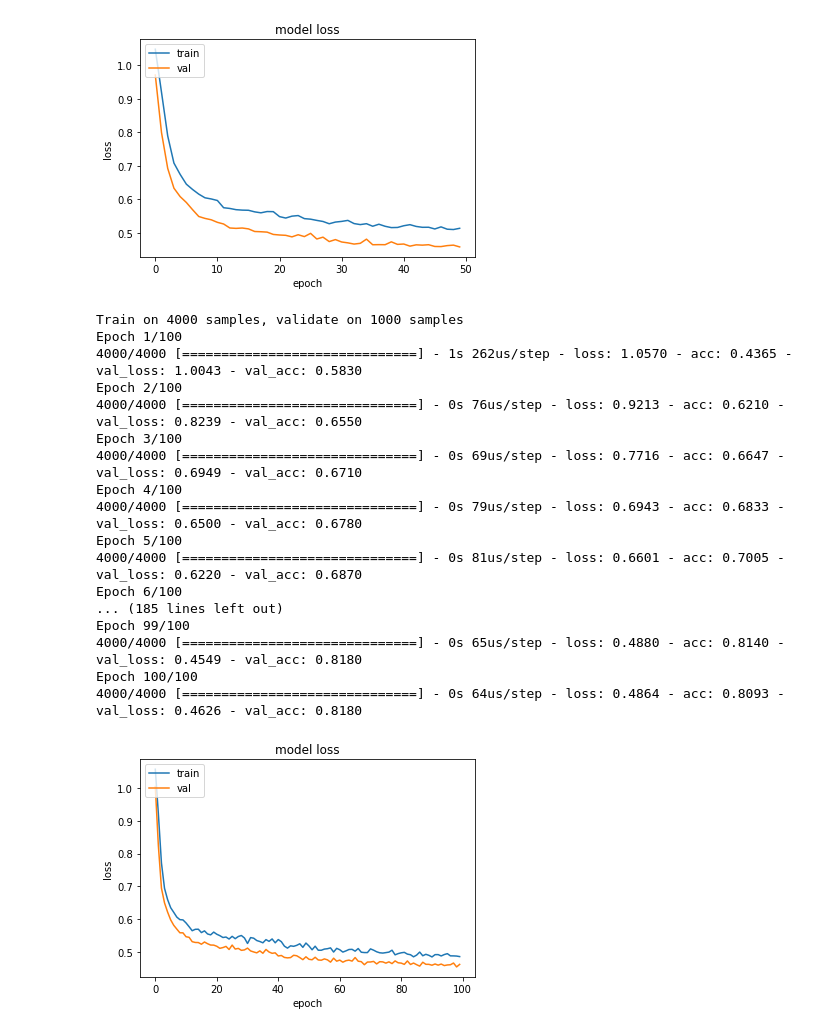
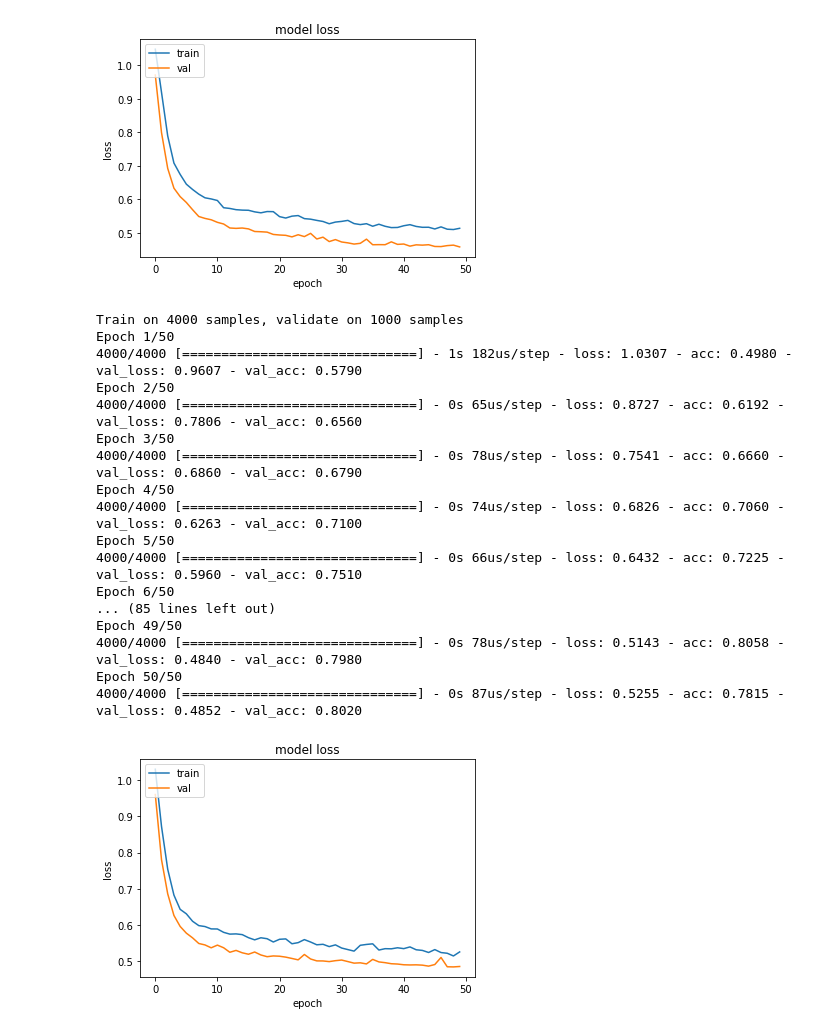
Before and after one commit to ml874/Predicting-How-Points-End-in-Tennis, a Jupyter notebook: Initial ANN.ipynb, the cells around one changed output. Drawn from its saved outputs; the diff is of its cells as text; code cells hidden in the pictures.

```diff
--- a/Initial ANN.ipynb
+++ b/Initial ANN.ipynb
@@ -34,7 +34,7 @@ scaled_data = ['serve', 'rally', 'speed', 'net.clearance', 'distance.from.sideli
 def load_tennis_data(gender, train='train'):
     assert gender == 'mens' or gender == 'womens'
     assert train == 'train' or train == 'test'
-    csv_path = 'tennis_data/' + gender + '_' + train + '_file (1).csv'
+    csv_path = 'tennis_data/' + gender + '_' + train + '_file.csv'
     return pd.read_csv(csv_path)
 
 # Return Shuffled Training Data- Reorder With ID as first column
@@ -160,27 +160,27 @@ Epoch 50/50
 # %%
 # Women's Model
 X_train_w, Y_train_w, X_val_w, Y_val_w, train_id_w = split_train_validation_data(WOMENS, 0.2, 42)
 model_w = create_model()
-model_w = train_and_evaluate_model(model_w, X_train_w, Y_train_w, X_val_w, Y_val_w, epochs=100, batch_size=32)
+model_w = train_and_evaluate_model(model_w, X_train_w, Y_train_w, X_val_w, Y_val_w, epochs=50, batch_size=32)
 # %% [output]
 Train on 4000 samples, validate on 1000 samples
-Epoch 1/100
-4000/4000 [==============================] - 1s 262us/step - loss: 1.0570 - acc: 0.4365 - val_loss: 1.0043 - val_acc: 0.5830
-Epoch 2/100
-4000/4000 [==============================] - 0s 76us/step - loss: 0.9213 - acc: 0.6210 - val_loss: 0.8239 - val_acc: 0.6550
-Epoch 3/100
-4000/4000 [==============================] - 0s 69us/step - loss: 0.7716 - acc: 0.6647 - val_loss: 0.6949 - val_acc: 0.6710
-Epoch 4/100
-4000/4000 [==============================] - 0s 79us/step - loss: 0.6943 - acc: 0.6833 - val_loss: 0.6500 - val_acc: 0.6780
-Epoch 5/100
-4000/4000 [==============================] - 0s 81us/step - loss: 0.6601 - acc: 0.7005 - val_loss: 0.6220 - val_acc: 0.6870
-Epoch 6/100
-... (185 lines left out)
-Epoch 99/100
-4000/4000 [==============================] - 0s 65us/step - loss: 0.4880 - acc: 0.8140 - val_loss: 0.4549 - val_acc: 0.8180
-Epoch 100/100
-4000/4000 [==============================] - 0s 64us/step - loss: 0.4864 - acc: 0.8093 - val_loss: 0.4626 - val_acc: 0.8180
+Epoch 1/50
+4000/4000 [==============================] - 1s 182us/step - loss: 1.0307 - acc: 0.4980 - val_loss: 0.9607 - val_acc: 0.5790
+Epoch 2/50
+4000/4000 [==============================] - 0s 65us/step - loss: 0.8727 - acc: 0.6192 - val_loss: 0.7806 - val_acc: 0.6560
+Epoch 3/50
+4000/4000 [==============================] - 0s 78us/step - loss: 0.7541 - acc: 0.6660 - val_loss: 0.6860 - val_acc: 0.6790
+Epoch 4/50
+4000/4000 [==============================] - 0s 74us/step - loss: 0.6826 - acc: 0.7060 - val_loss: 0.6263 - val_acc: 0.7100
+Epoch 5/50
+4000/4000 [==============================] - 0s 66us/step - loss: 0.6432 - acc: 0.7225 - val_loss: 0.5960 - val_acc: 0.7510
+Epoch 6/50
+... (85 lines left out)
+Epoch 49/50
+4000/4000 [==============================] - 0s 78us/step - loss: 0.5143 - acc: 0.8058 - val_loss: 0.4840 - val_acc: 0.7980
+Epoch 50/50
+4000/4000 [==============================] - 0s 87us/step - loss: 0.5255 - acc: 0.7815 - val_loss: 0.4852 - val_acc: 0.8020
-[figure, old version]
+[figure, new version]
 # %%
 def create_result_file():
     csv_path = 'tennis_data/AUS_SubmissionFormat.csv'
```
Also changed, not shown: parts of 5 cells of this notebook.
